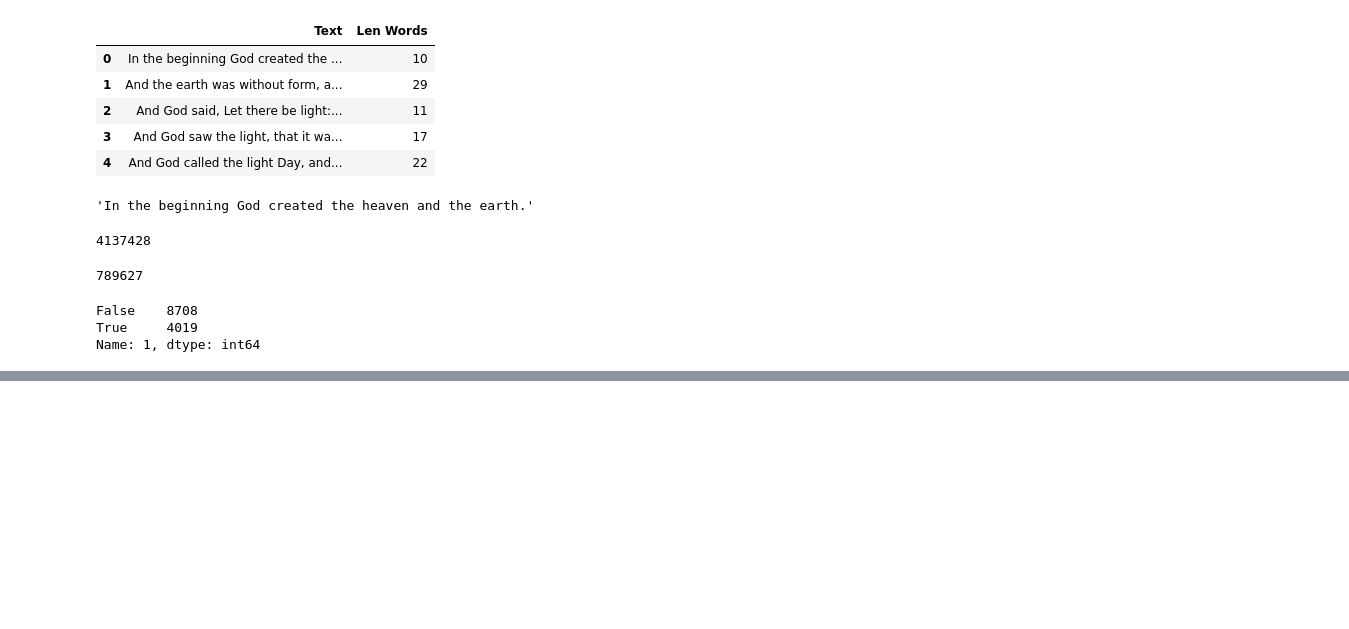
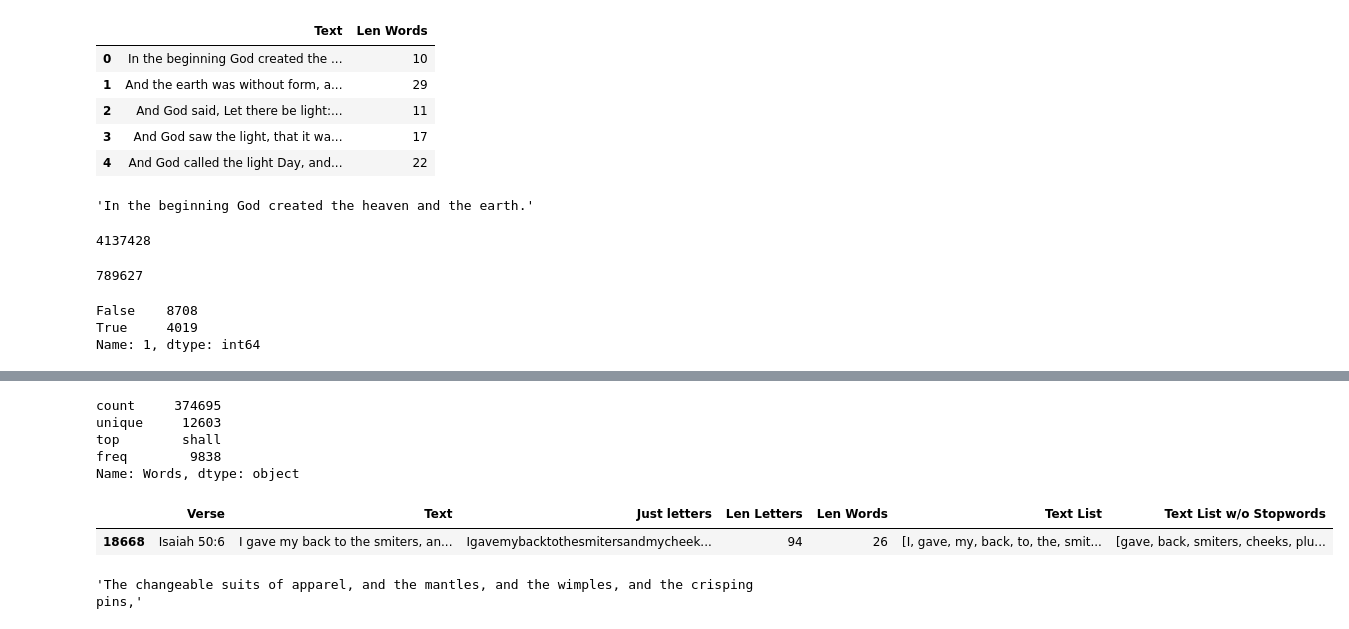
Before and after one commit to rhaejr/Machine-learning-projects, a Jupyter notebook: bible.ipynb, the cells around one changed output, grey strips where cells are left out. Drawn from its saved outputs; the diff is of its cells as text; code cells hidden in the pictures; blank space fills up the shorter version.

```diff
--- a/bible.ipynb
+++ b/bible.ipynb
@@ -162,0 +184,16 @@ Name: 1, dtype: int64
+# %%
+def text_process(mess):
+    """
+    Takes in a string of text, then performs the following:
+    1. Remove all punctuation
+    2. Remove all stopwords
+    3. Returns a list of the cleaned text
+    """
+    # Check characters to see if they are in punctuation
+    nopunc = [char for char in mess if char not in string.punctuation]
+
+    # Join the characters again to form the string.
+    nopunc = ''.join(nopunc)
+
+    # Now just remove any stopwords
+    return [word for word in nopunc.split() if word.lower() not in stopwords.words('english')]
@@ -162,0 +202,2 @@ Name: 1, dtype: int64
+# %%
+df_bible['Text List w/o Stopwords'] = df_bible['Text'].apply(text_process)
@@ -162,0 +239,17 @@ Name: 1, dtype: int64
+# %%
+words['Words'].describe()
+# %% [output]
+count     374695
+unique     12603
+top        shall
+freq        9838
+Name: Words, dtype: object
+# %%
+df_bible[df_bible['Text'].str.contains('spitting')]
+# %% [output]
+|  | Verse | Text | Just letters | Len Letters | Len Words | Text List | Text List w/o Stopwords |
+| 18668 | Isaiah 50:6 | I gave my back to the smiters, an... | Igavemybacktothesmitersandmycheek... | 94 | 26 | [I, gave, my, back, to, the, smit... | [gave, back, smiters, cheeks, plu... |
+# %%
+df_bible['Text'].loc[17729]
+# %% [output]
+'The changeable suits of apparel, and the mantles, and the wimples, and the crisping pins,'
```
Also changed, not shown: parts of 14 cells of this notebook.
